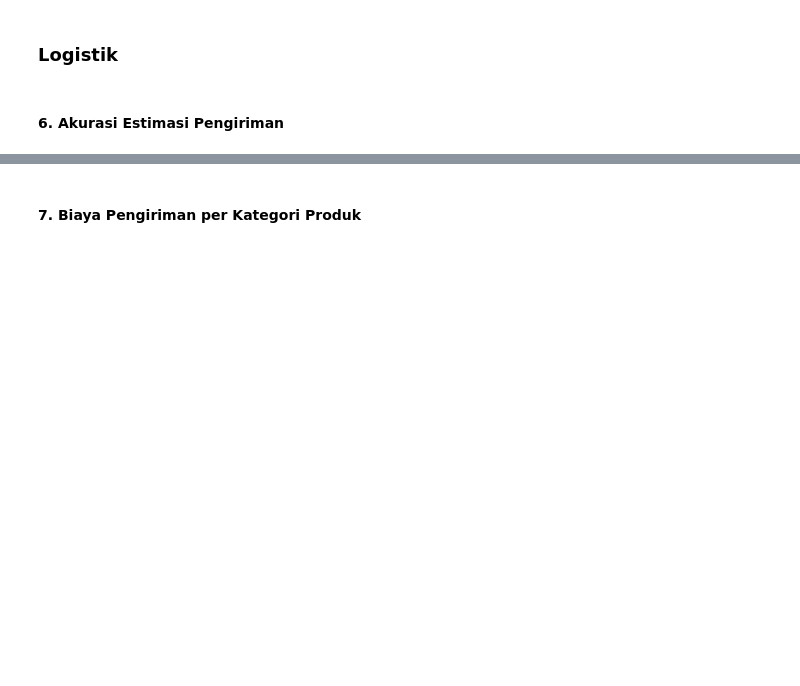
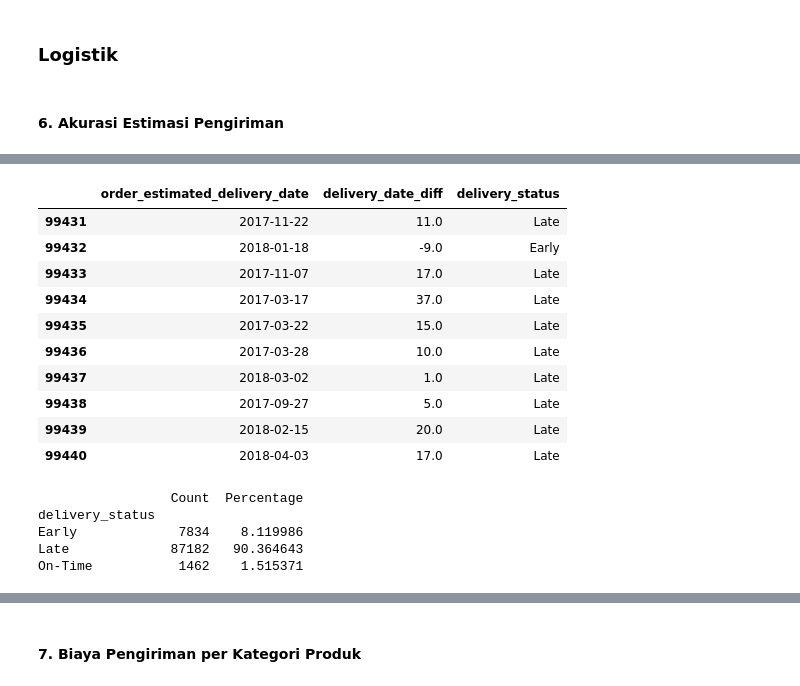
Before and after one commit to arguto1993/olist-ecommerce-performance, a Jupyter notebook: ecommerce_performance.ipynb, the cells around one changed output, grey strips where cells are left out. Saved outputs shown, nothing was run; the diff lists cells and outputs as text; code cells hidden in the pictures; blank space fills up the shorter version.

```diff
--- a/ecommerce_performance.ipynb
+++ b/ecommerce_performance.ipynb
@@ -1424,0 +1527,38 @@ show_table_desc(df_payments_cc, "Payments with CC")
+# %%
+df_orders_delivered_accuracy['delivery_status'] = df_orders_delivered_accuracy['delivery_date_diff'].apply(
+    lambda x: 'On-Time' if x == 0 else 'Late' if x > 0 else 'Early'
+)
+df_orders_delivered_accuracy.iloc[:, -3:].tail(10)
+# %% [output]
+|  | order_estimated_delivery_date | delivery_date_diff | delivery_status |
+| 99431 | 2017-11-22 | 11.0 | Late |
+| 99432 | 2018-01-18 | -9.0 | Early |
+| 99433 | 2017-11-07 | 17.0 | Late |
+| 99434 | 2017-03-17 | 37.0 | Late |
+| 99435 | 2017-03-22 | 15.0 | Late |
+| 99436 | 2017-03-28 | 10.0 | Late |
+| 99437 | 2018-03-02 | 1.0 | Late |
+| 99438 | 2017-09-27 | 5.0 | Late |
+| 99439 | 2018-02-15 | 20.0 | Late |
+| 99440 | 2018-04-03 | 17.0 | Late |
+# %%
+orders_by_delivery_status = df_orders_delivered_accuracy.groupby('delivery_status')['order_id'].count()
+
+# Calculate the percentage
+total_orders = orders_by_delivery_status.sum()
+percentage_by_delivery_status = (orders_by_delivery_status / total_orders) * 100
+
+# Combine counts and percentages into a single DataFrame
+orders_by_delivery_status_summary = pd.DataFrame({
+    'Count': orders_by_delivery_status,
+    'Percentage': percentage_by_delivery_status
+})
+
+# Display the summary
+print(orders_by_delivery_status_summary)
+# %% [output]
+                 Count  Percentage
+delivery_status
+Early             7834    8.119986
+Late             87182   90.364643
+On-Time           1462    1.515371
```
Also changed, not shown: parts of 7 cells of this notebook, 1 other file.
